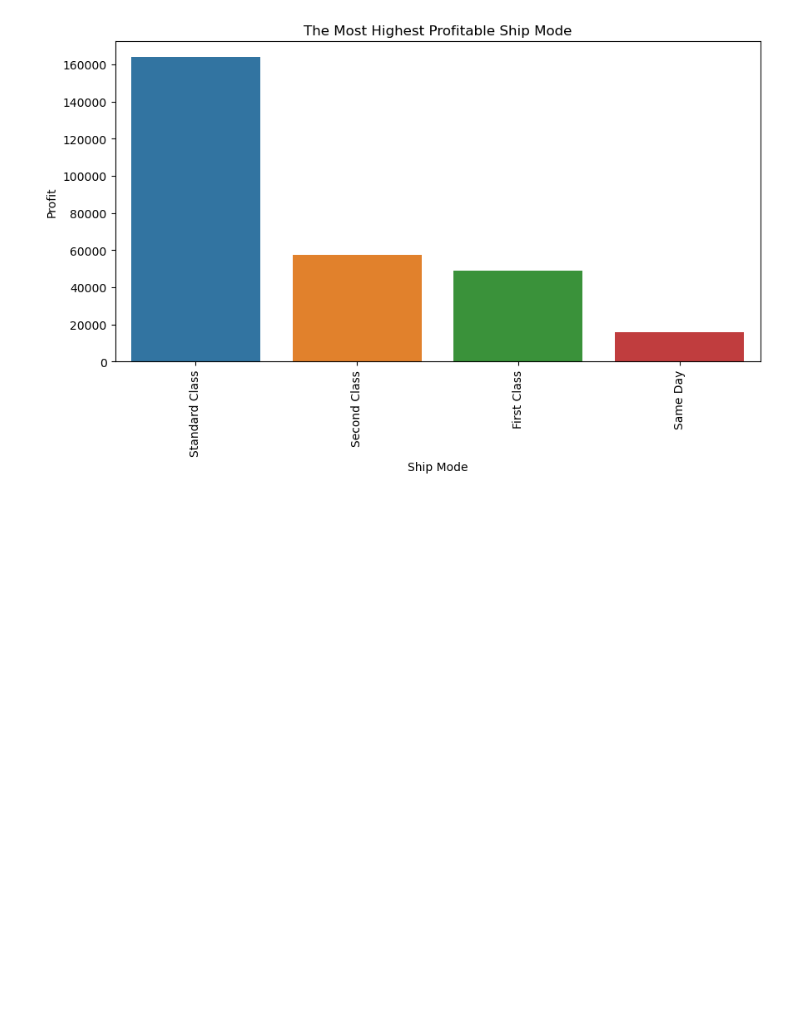
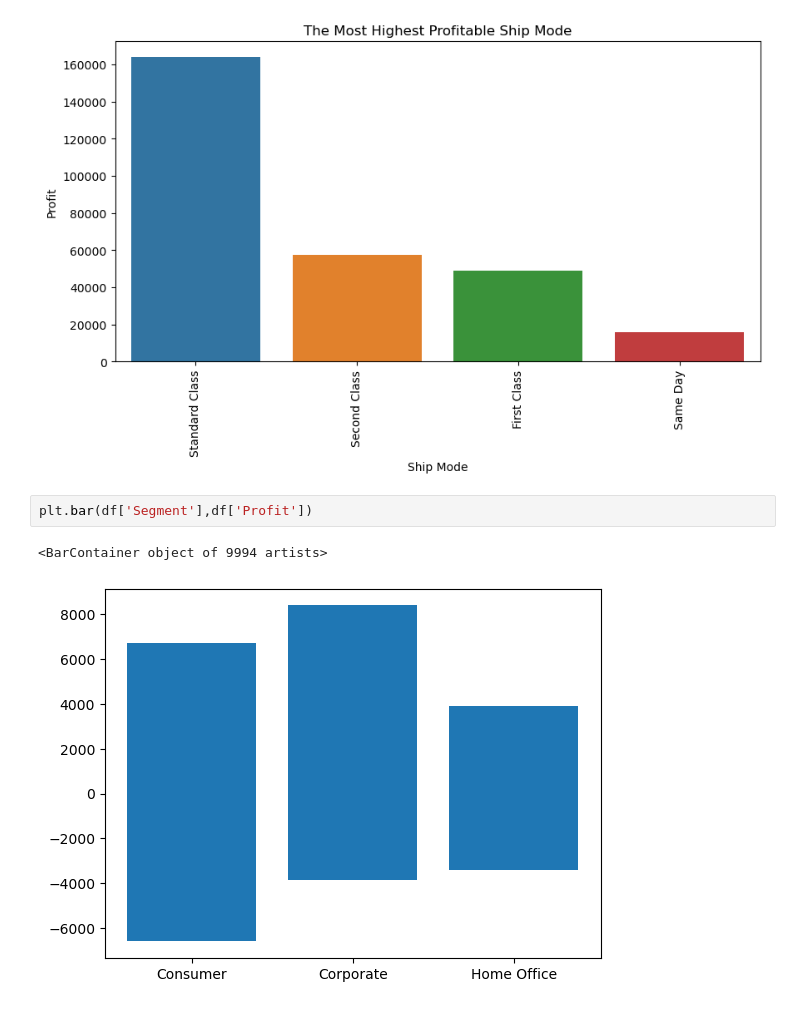
Before and after one commit to Anwaribra/Sample-Superstore, a Jupyter notebook: Superstore Report .ipynb, the cells around one changed output. Saved outputs shown, nothing was run; the diff lists cells and outputs as text; blank space fills up the shorter version.

```diff
--- a/Superstore Report .ipynb
+++ b/Superstore Report .ipynb
@@ -161,3 +161,8 @@ plt.title('The Most Highest Profitable Ship Mode')
 plt.show()
 # %% [output]
 [figure]
+# %%
+plt.bar(df['Segment'],df['Profit'])
+# %% [output]
+<BarContainer object of 9994 artists>
+[figure, added]
```
Also changed, not shown: parts of 2 cells of this notebook.
